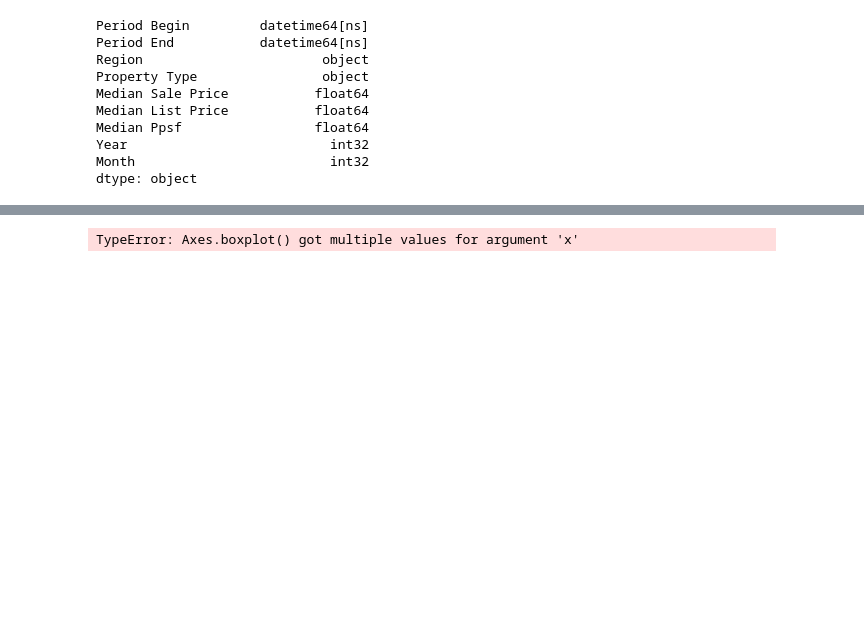
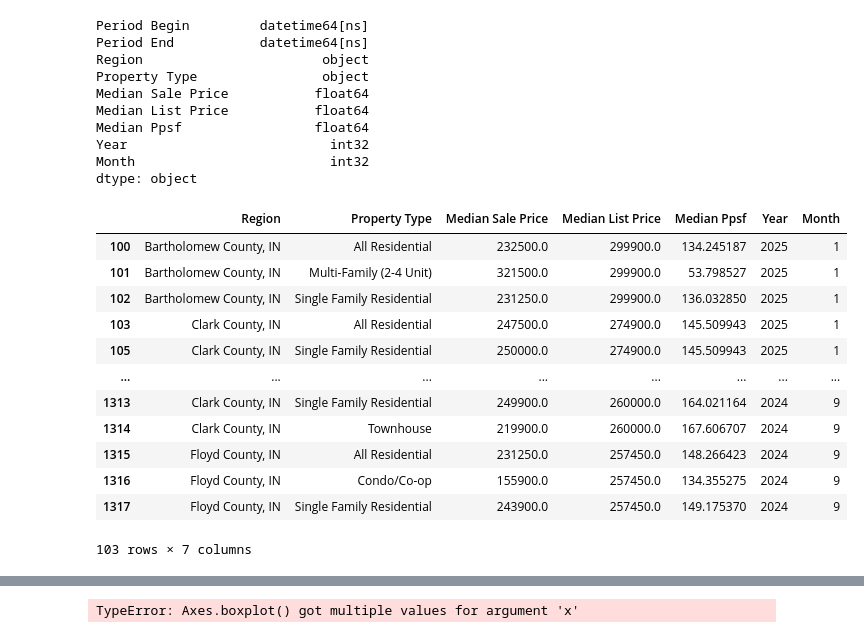
Before and after one commit to RachTheRad/SoIN_Housing_Analysis, a Jupyter notebook: HouAna_Capstone.ipynb, the cells around one changed output, grey strips where cells are left out. Cells and saved outputs as stored; diff of their text form; code cells hidden in the pictures; blank space fills up the shorter version.

```diff
--- a/HouAna_Capstone.ipynb
+++ b/HouAna_Capstone.ipynb
@@ -953,3 +953,21 @@ Median Ppsf                 float64
 Year                          int32
 Month                         int32
 dtype: object
+# %%
+
+filtered_bcf_sansdt = filtered_bcf.drop(columns=['Period Begin', 'Period End'])
+filtered_bcf_sansdt
+# %% [output]
+|  | Region | Property Type | Median Sale Price | Median List Price | Median Ppsf | Year | Month |
+| 100 | Bartholomew County, IN | All Residential | 232500.0 | 299900.0 | 134.245187 | 2025 | 1 |
+| 101 | Bartholomew County, IN | Multi-Family (2-4 Unit) | 321500.0 | 299900.0 | 53.798527 | 2025 | 1 |
+| 102 | Bartholomew County, IN | Single Family Residential | 231250.0 | 299900.0 | 136.032850 | 2025 | 1 |
+| 103 | Clark County, IN | All Residential | 247500.0 | 274900.0 | 145.509943 | 2025 | 1 |
+| 105 | Clark County, IN | Single Family Residential | 250000.0 | 274900.0 | 145.509943 | 2025 | 1 |
+| ... | ... | ... | ... | ... | ... | ... | ... |
+| 1313 | Clark County, IN | Single Family Residential | 249900.0 | 260000.0 | 164.021164 | 2024 | 9 |
+| 1314 | Clark County, IN | Townhouse | 219900.0 | 260000.0 | 167.606707 | 2024 | 9 |
+| 1315 | Floyd County, IN | All Residential | 231250.0 | 257450.0 | 148.266423 | 2024 | 9 |
+| 1316 | Floyd County, IN | Condo/Co-op | 155900.0 | 257450.0 | 134.355275 | 2024 | 9 |
+| 1317 | Floyd County, IN | Single Family Residential | 243900.0 | 257450.0 | 149.175370 | 2024 | 9 |
+103 rows × 7 columns
```
Also changed, not shown: parts of 8 cells of this notebook.
